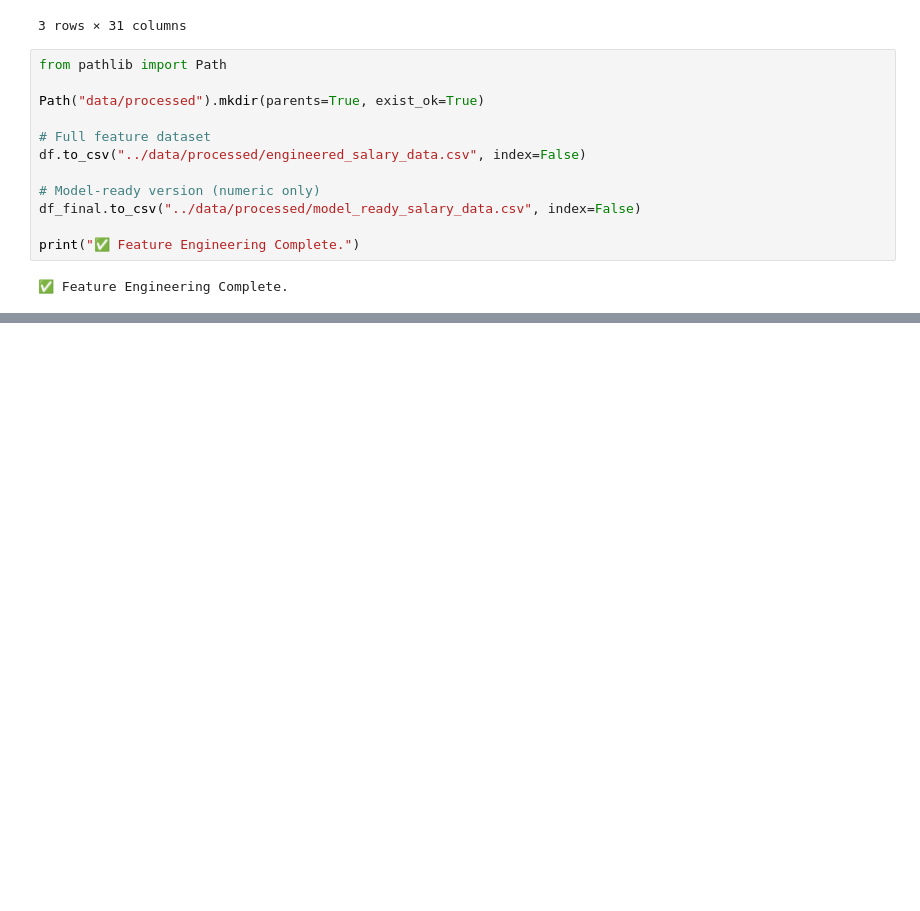
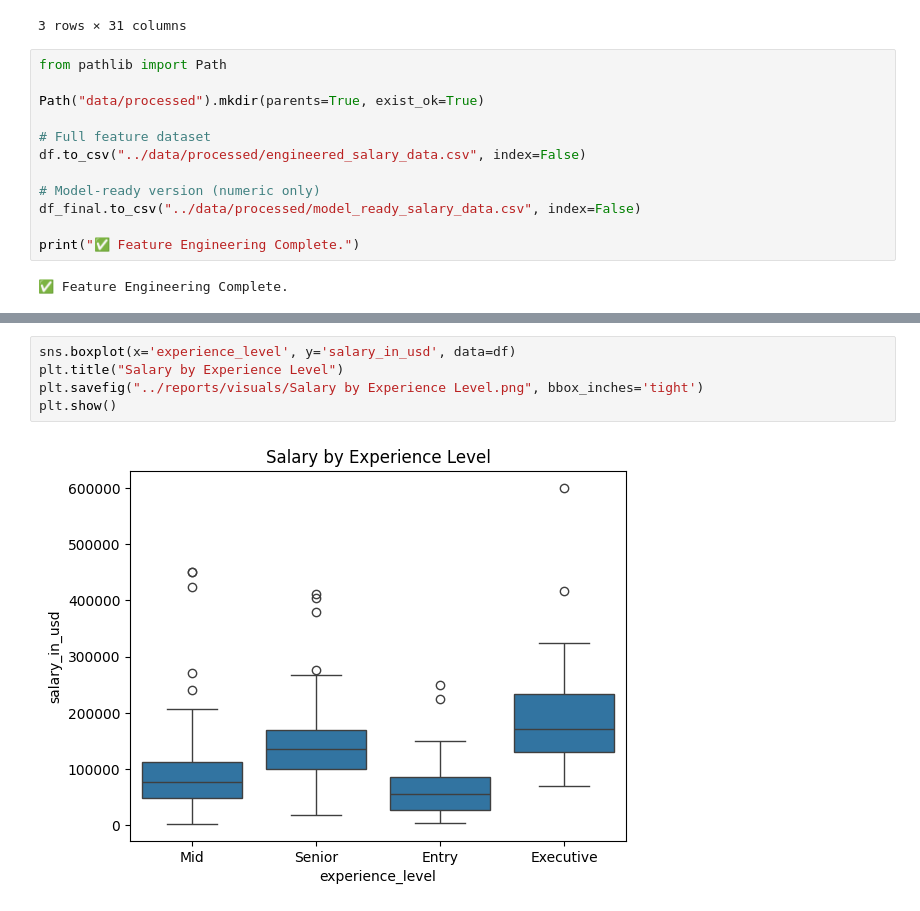
Before and after one commit to Uman-66/ai-driven-salary-analysis, a Jupyter notebook: notebooks/01_data_loading_and_overview.ipynb, the cells around one changed output, grey strips where cells are left out. Cells and saved outputs as stored; diff of their text form; blank space fills up the shorter version.

```diff
--- a/notebooks/01_data_loading_and_overview.ipynb
+++ b/notebooks/01_data_loading_and_overview.ipynb
@@ -453,0 +498,7 @@ print("✅ Feature Engineering Complete.")
+# %%
+sns.boxplot(x='experience_level', y='salary_in_usd', data=df)
+plt.title("Salary by Experience Level")
+plt.savefig("../reports/visuals/Salary by Experience Level.png", bbox_inches='tight')
+plt.show()
+# %% [output]
+[figure, added]
```
Also changed, not shown: parts of 11 cells of this notebook, 8 other files.
